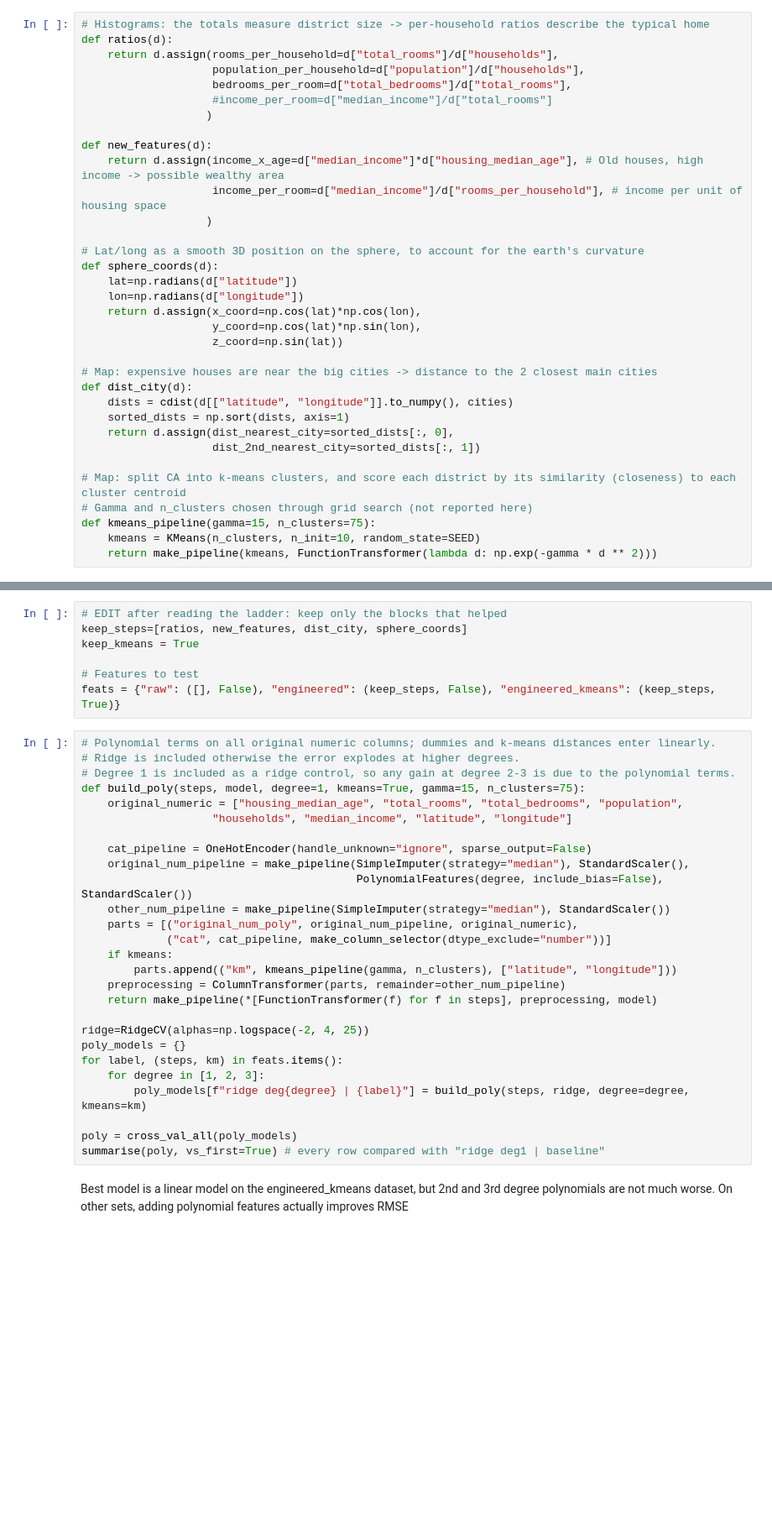
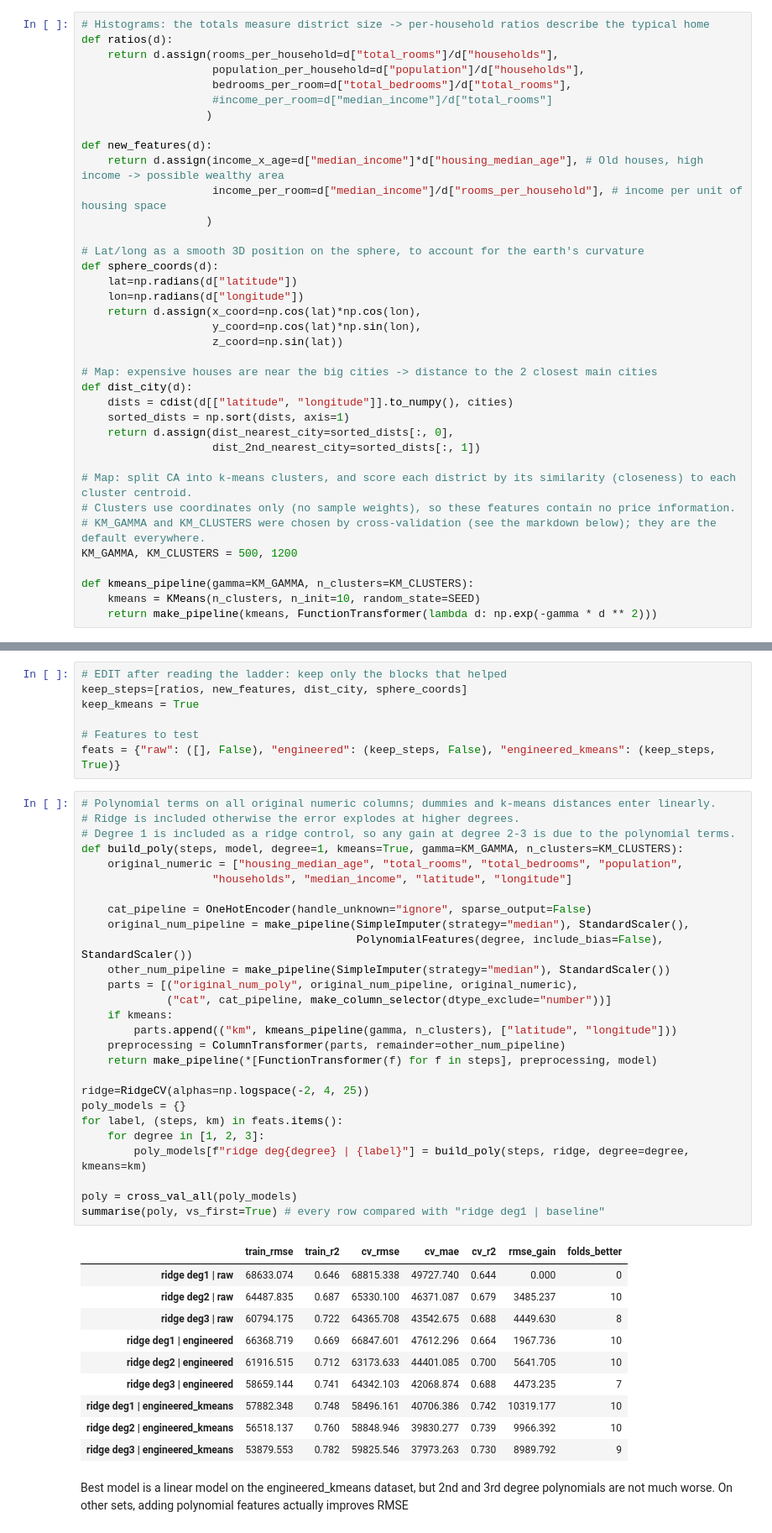
Before and after one commit to EduVit/housing-tests, a Jupyter notebook: housing_part1.ipynb, the cells around one changed output, grey strips where cells are left out. Shown at 84% size. Drawn from its saved outputs; the diff is of its cells as text; blank space fills up the shorter version.

```diff
--- a/housing_part1.ipynb
+++ b/housing_part1.ipynb
@@ -133,9 +167,12 @@ def dist_city(d):
     return d.assign(dist_nearest_city=sorted_dists[:, 0],
                     dist_2nd_nearest_city=sorted_dists[:, 1])
 
-# Map: split CA into k-means clusters, and score each district by its similarity (closeness) to each cluster centroid
-# Gamma and n_clusters chosen through grid search (not reported here)
-def kmeans_pipeline(gamma=15, n_clusters=75):
+# Map: split CA into k-means clusters, and score each district by its similarity (closeness) to each cluster centroid.
+# Clusters use coordinates only (no sample weights), so these features contain no price information.
+# KM_GAMMA and KM_CLUSTERS were chosen by cross-validation (see the markdown below); they are the default everywhere.
+KM_GAMMA, KM_CLUSTERS = 500, 1200
+
+def kmeans_pipeline(gamma=KM_GAMMA, n_clusters=KM_CLUSTERS):
     kmeans = KMeans(n_clusters, n_init=10, random_state=SEED)
     return make_pipeline(kmeans, FunctionTransformer(lambda d: np.exp(-gamma * d ** 2)))
 # %% [markdown]
@@ -204,30 +284,41 @@ feats = {"raw": ([], False), "engineered": (keep_steps, False), "engineered_kmea
 # %%
 # Polynomial terms on all original numeric columns; dummies and k-means distances enter linearly.
 # Ridge is included otherwise the error explodes at higher degrees.
 # Degree 1 is included as a ridge control, so any gain at degree 2-3 is due to the polynomial terms.
-def build_poly(steps, model, degree=1, kmeans=True, gamma=15, n_clusters=75):
+def build_poly(steps, model, degree=1, kmeans=True, gamma=KM_GAMMA, n_clusters=KM_CLUSTERS):
     original_numeric = ["housing_median_age", "total_rooms", "total_bedrooms", "population",
                     "households", "median_income", "latitude", "longitude"]
 
     cat_pipeline = OneHotEncoder(handle_unknown="ignore", sparse_output=False)
     original_num_pipeline = make_pipeline(SimpleImputer(strategy="median"), StandardScaler(),
                                           PolynomialFeatures(degree, include_bias=False), StandardScaler())
     other_num_pipeline = make_pipeline(SimpleImputer(strategy="median"), StandardScaler())
     parts = [("original_num_poly", original_num_pipeline, original_numeric),
              ("cat", cat_pipeline, make_column_selector(dtype_exclude="number"))]
     if kmeans:
         parts.append(("km", kmeans_pipeline(gamma, n_clusters), ["latitude", "longitude"]))
     preprocessing = ColumnTransformer(parts, remainder=other_num_pipeline)
     return make_pipeline(*[FunctionTransformer(f) for f in steps], preprocessing, model)
 
 ridge=RidgeCV(alphas=np.logspace(-2, 4, 25))
 poly_models = {}
 for label, (steps, km) in feats.items():
     for degree in [1, 2, 3]:
         poly_models[f"ridge deg{degree} | {label}"] = build_poly(steps, ridge, degree=degree, kmeans=km)
 
 poly = cross_val_all(poly_models)
 summarise(poly, vs_first=True) # every row compared with "ridge deg1 | baseline"
+# %% [output]
+|  | train_rmse | train_r2 | cv_rmse | cv_mae | cv_r2 | rmse_gain | folds_better |
+| ridge deg1 | raw | 68633.074 | 0.646 | 68815.338 | 49727.740 | 0.644 | 0.000 | 0 |
+| ridge deg2 | raw | 64487.835 | 0.687 | 65330.100 | 46371.087 | 0.679 | 3485.237 | 10 |
+| ridge deg3 | raw | 60794.175 | 0.722 | 64365.708 | 43542.675 | 0.688 | 4449.630 | 8 |
+| ridge deg1 | engineered | 66368.719 | 0.669 | 66847.601 | 47612.296 | 0.664 | 1967.736 | 10 |
+| ridge deg2 | engineered | 61916.515 | 0.712 | 63173.633 | 44401.085 | 0.700 | 5641.705 | 10 |
+| ridge deg3 | engineered | 58659.144 | 0.741 | 64342.103 | 42068.874 | 0.688 | 4473.235 | 7 |
+| ridge deg1 | engineered_kmeans | 57882.348 | 0.748 | 58496.161 | 40706.386 | 0.742 | 10319.177 | 10 |
+| ridge deg2 | engineered_kmeans | 56518.137 | 0.760 | 58848.946 | 39830.277 | 0.739 | 9966.392 | 10 |
+| ridge deg3 | engineered_kmeans | 53879.553 | 0.782 | 59825.546 | 37973.263 | 0.730 | 8989.792 | 9 |
 # %% [markdown]
 Best model is a linear model on the engineered_kmeans dataset, but 2nd and 3rd degree polynomials are not much worse.
 On other sets, adding polynomial features actually improves RMSE
```
Also changed, not shown: parts of 19 cells of this notebook, 6 other files.
